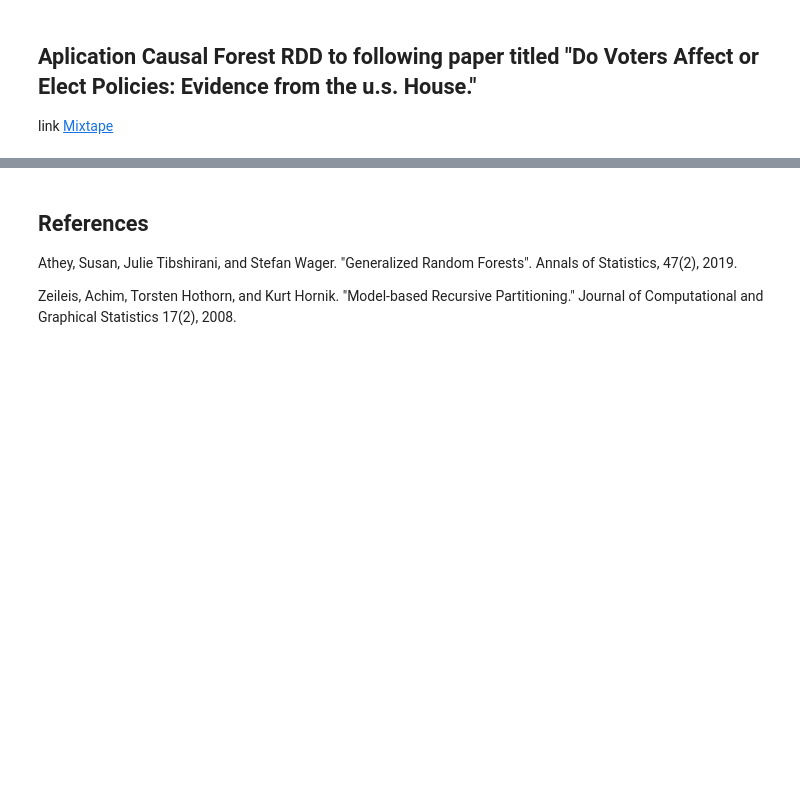
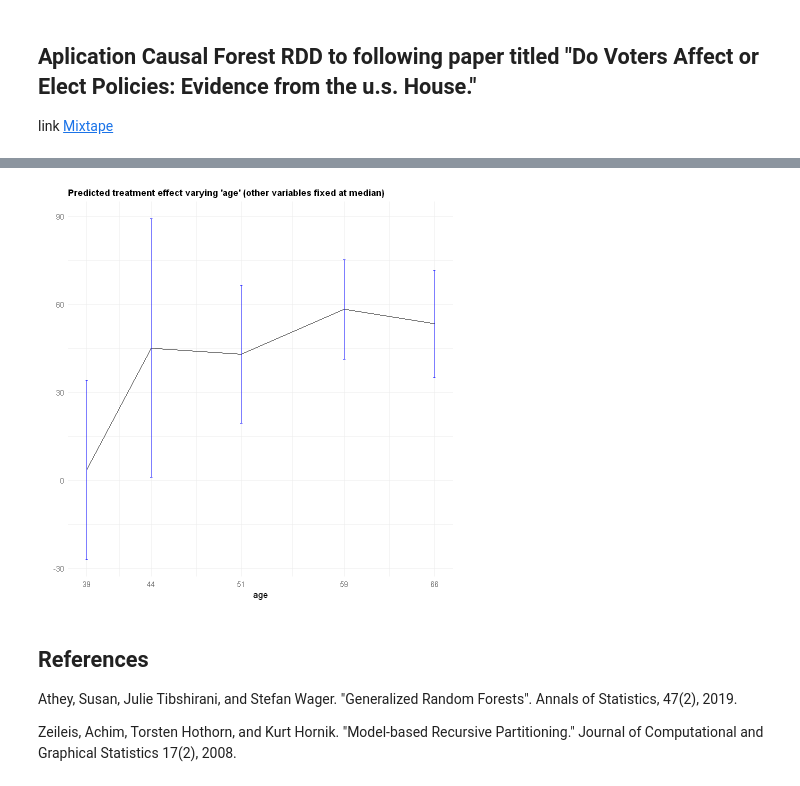
Before and after one commit to d2cml-ai/mgtecon634_r, a Jupyter notebook: notebooks/7_LM_forest_RDD_1.ipynb, the cells around one changed output, grey strips where cells are left out. Cells and saved outputs as stored; diff of their text form; code cells hidden in the pictures; blank space fills up the shorter version.

```diff
--- a/notebooks/7_LM_forest_RDD_1.ipynb
+++ b/notebooks/7_LM_forest_RDD_1.ipynb
@@ -274,3 +355,57 @@ plot(X[subset, 1], tau.hat)
+# %%
+selected.covariate <- "age"
+other.covariates <- covariates[which(covariates != selected.covariate)]
+
+# Fitting a forest
+# (commented for convenience; no need re-fit if already fitted above)
+fmla <- formula(paste0("~ 0 + ", paste0(covariates, collapse="+")))
+# Note: For smaller confidence intervals, set num.trees ~ sample size
+# X <- model.matrix(fmla, data)
+# W <- data[,treatment]
+# Y <- data[,outcome]
+# forest.tau <- causal_forest(X, Y, W, W.hat=.5)  # few trees for speed here
+
+# Compute a grid of values appropriate for the selected covariate
+#grid.size <- 7
+#covariate.grid <- seq(min(newdata[,selected.covariate]), max(newdata[,selected.covariate]), length.out=grid.size)
+
+# Other options for constructing a grid:
+# For a binary variable, simply use 0 and 1
+# grid.size <- 2
+# covariate.grid <- c(0, 1)
+
+# For a continuous variable, select appropriate percentiles
+percentiles <- c(.1, .25, .5, .75, .9)
+grid.size <- length(percentiles)
+covariate.grid <- quantile(newdata[,selected.covariate], probs=percentiles, na.rm= TRUE)
+
+# Take median of other covariates
+medians <- apply(newdata[, other.covariates, F], 2, median, na.rm=TRUE)
+
+# Construct a dataset
+data.grid <- data.frame(sapply(medians, function(x) rep(x, grid.size)), covariate.grid)
+colnames(data.grid) <- c(other.covariates, selected.covariate)
+
+# Expand the data
+X.grid <- model.matrix(fmla, data.grid)
+
+# Point predictions of the CATE and standard errors
+forest.pred <- predict(lmf, newdata = X.grid, estimate.variance=TRUE)
+tau.hat <- forest.pred$predictions
+tau.hat.se <- sqrt(forest.pred$variance.estimates)
+
+# Plot predictions for each group and 95% confidence intervals around them.
+data.pred <- transform(data.grid, tau.hat=tau.hat, ci.low = tau.hat[,,1] - 2*tau.hat.se, ci.high = tau.hat[,,1] + 2*tau.hat.se)
+ggplot(data.pred) +
+  geom_line(aes_string(x=selected.covariate, y="tau.hat.W.Y.1", group = 1), color="black") +
+  geom_errorbar(aes_string(x=selected.covariate, ymin="ci.low.W", ymax="ci.high.W", width=.2), color="blue") +
+   ylab("")  +
+  ggtitle(paste0("Predicted treatment effect varying '", selected.covariate, "' (other variables fixed at median)")) +
+  scale_x_continuous("age", breaks=covariate.grid, labels=signif(covariate.grid, 2)) +
+  theme_minimal() +
+  theme(plot.title = element_text(size = 11, face = "bold"))
+# %% [output]
+[figure, added]
 # %% [markdown]
 ## References
 
```
Also changed, not shown: parts of 30 cells of this notebook.
